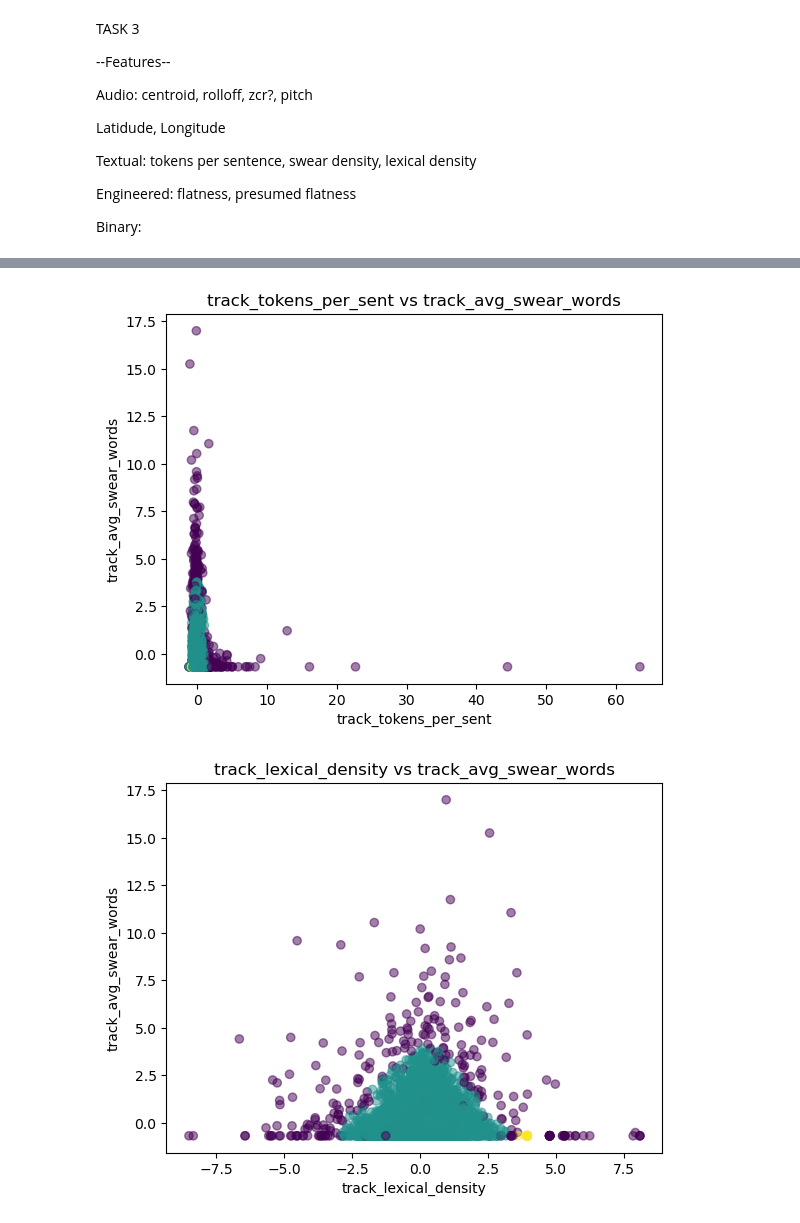
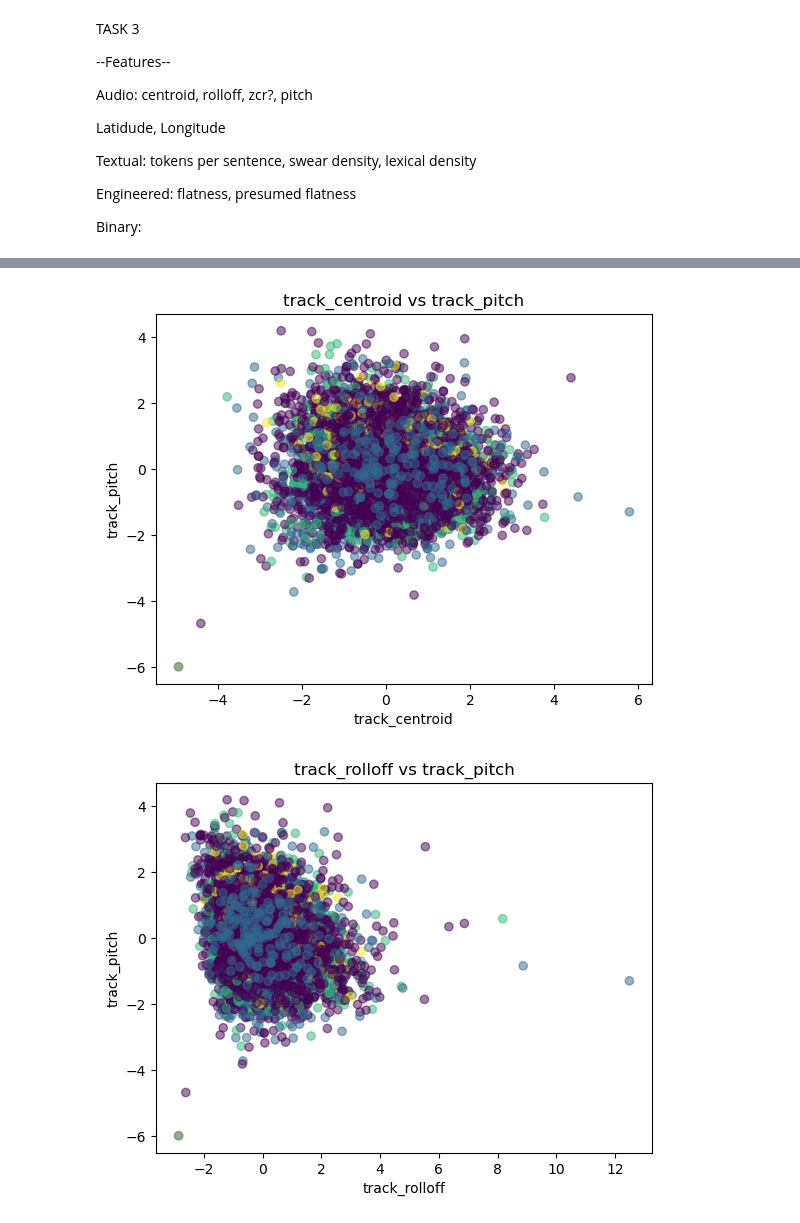
Before and after one commit to Ludovico1104/Progetto-I2ML, a Jupyter notebook: progetto.ipynb, the cells around one changed output, grey strips where cells are left out. Saved outputs shown, nothing was run; the diff lists cells and outputs as text; code cells hidden in the pictures.

```diff
--- a/progetto.ipynb
+++ b/progetto.ipynb
@@ -544,26 +544,32 @@ Binary:
 # %%
 #standardization
 
-standardized = pd.get_dummies([])
+standardized = pd.DataFrame()
 category_list = {"audio": [], "textual": [], "geo": []}
 category_list["audio"] = ["track_centroid", "track_rolloff", "track_pitch"]
 category_list["textual"] = ["track_tokens_per_sent", "track_lexical_density", "track_avg_swear_words"]
 category_list["geo"] = ["artist_latitude", "artist_longitude"]
 to_standardize = ["textual", "audio"]
 
-print(len(merged))
+print('Rows before dropping missing feature values:', len(merged))
+
+feature_cols = [col for cols in category_list.values() for col in cols]
+print('Feature columns:', feature_cols)
+merged[feature_cols] = merged[feature_cols].apply(pd.to_numeric, errors="coerce")
+merged.dropna(subset=feature_cols, inplace=True)
+
+print('Rows after dropping missing feature values:', len(merged))
 
 for cat, cols in category_list.items():
     for col_name in cols:
-        merged.dropna(subset=[col_name], inplace=True)
         if cat in to_standardize:
             standardized[col_name] = (merged[col_name] - merged[col_name].mean()) / merged[col_name].std()
             #print(f"{col_name}: mean={standardized[col_name].mean():.2f}, std={standardized[col_name].std():.2f}")
         else:
             standardized[col_name] = merged[col_name]
 
-print(len(merged))
+print('Rows in standardized data:', len(standardized))
 
 n_plots = 2
-category = "textual"
+chosen_category = "textual"
 # %% [output]
@@ -625,12 +679,12 @@ Separation 2.0562553931955594
 # %%
 
-
-for col1 in range(len(category_list[category])):
-    for col2 in range(col1 + 1, len(category_list[category])):
-        plt.figure()
-        plt.scatter(standardized[category_list[category][col1]], standardized[category_list[category][col2]], c=dbscan.labels_, alpha=0.5)
-        plt.xlabel(category_list[category][col1])
-        plt.ylabel(category_list[category][col2])
-        plt.title(f"{category_list[category][col1]} vs {category_list[category][col2]}")
-        plt.show()
+for category in category_list.keys():
+    for col1 in range(len(category_list[category])):
+        for col2 in range(col1 + 1, len(category_list[category])):
+            plt.figure()
+            plt.scatter(standardized[category_list[category][col1]], standardized[category_list[category][col2]], c=best_labels_kmeans, alpha=0.5)
+            plt.xlabel(category_list[category][col1])
+            plt.ylabel(category_list[category][col2])
+            plt.title(f"{category_list[category][col1]} vs {category_list[category][col2]}")
+            plt.show()
 # %% [output]
@@ -638,2 +692,2 @@ for col1 in range(len(category_list[category])):
-[figure, old version]
+[figure, new version]
-[figure, old version]
+[figure, new version]
```
Also changed, not shown: parts of 7 cells of this notebook.
